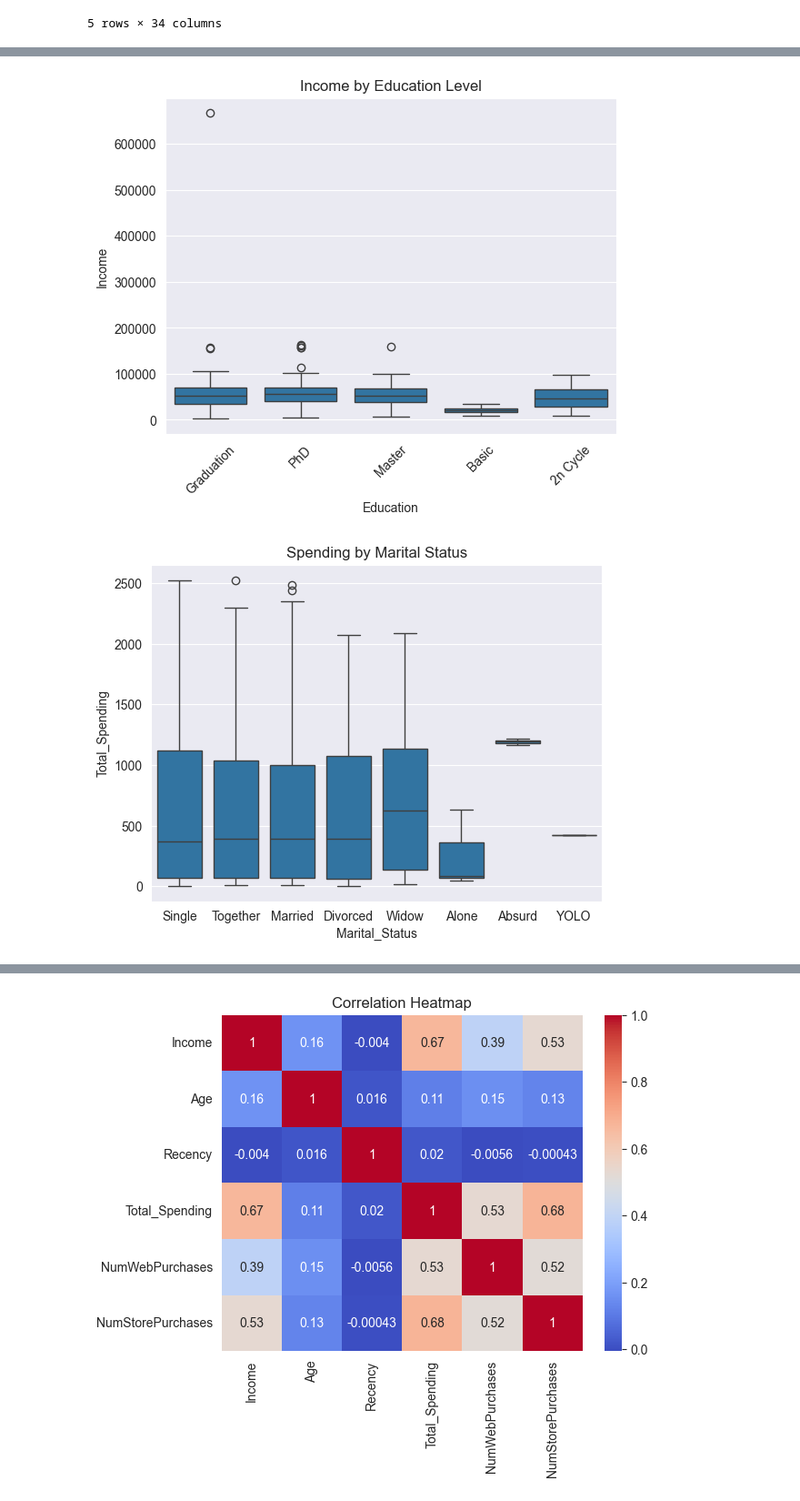
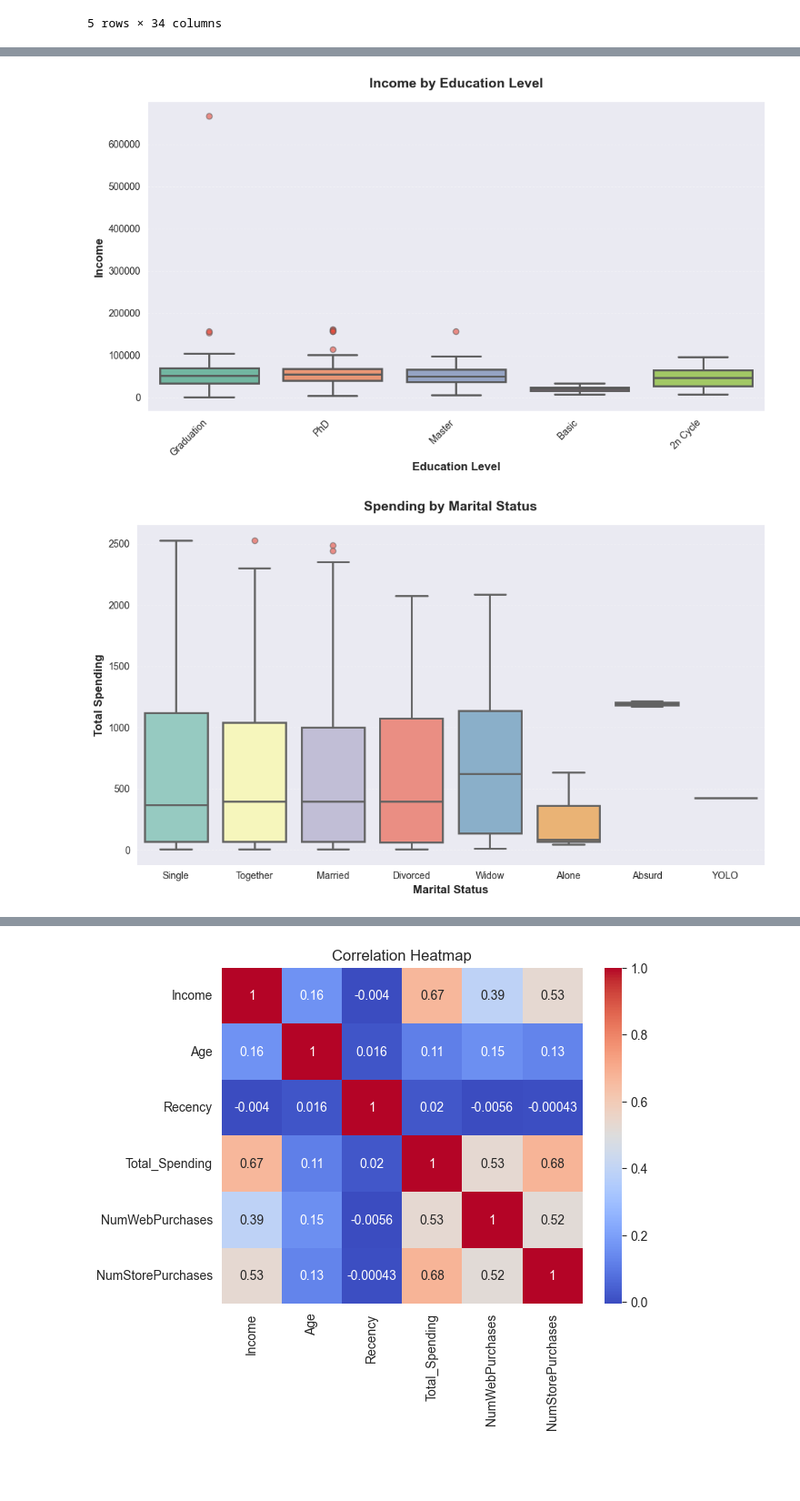
Before and after one commit to MateuszGruntkowski/Customer-Segmentation, a Jupyter notebook: data_analysis.ipynb, the cells around one changed output, grey strips where cells are left out. Shown at 91% size. Saved outputs shown, nothing was run; the diff lists cells and outputs as text; code cells hidden in the pictures; blank space fills up the shorter version.

```diff
--- a/data_analysis.ipynb
+++ b/data_analysis.ipynb
@@ -36,16 +81,48 @@ plt.show()
 # %%
-sns.boxplot(x="Education", y="Income", data=df)
-plt.xticks(rotation=45)
-plt.title("Income by Education Level")
+fig, ax = plt.subplots(figsize=(10, 6))
+fig.patch.set_facecolor('white')
+
+sns.boxplot(x="Education", y="Income", data=df,
+            palette='Set2', linewidth=2, hue="Education",
+            flierprops=dict(marker='o', markerfacecolor='#e74c3c', markersize=6, alpha=0.6),
+            ax=ax)
+
+plt.xticks(rotation=45, ha='right')
+plt.title("Income by Education Level", fontsize=14, fontweight='bold', pad=15)
+plt.xlabel("Education Level", fontsize=12, fontweight='bold')
+plt.ylabel("Income", fontsize=12, fontweight='bold')
+plt.grid(axis='y', alpha=0.3, linestyle='--', linewidth=0.7)
+ax.set_axisbelow(True)
+
+ax.spines['top'].set_visible(False)
+ax.spines['right'].set_visible(False)
+
+plt.tight_layout()
 plt.show()
 # %% [output]
-[figure, old version]
+[figure, new version]
 # %%
-sns.boxplot(x="Marital_Status", y="Total_Spending", data=df)
-plt.title("Spending by Marital Status")
+fig, ax = plt.subplots(figsize=(10, 6))
+fig.patch.set_facecolor('white')
+
+sns.boxplot(x="Marital_Status", y="Total_Spending", data=df,
+            palette='Set3', linewidth=2, hue="Marital_Status",
+            flierprops=dict(marker='o', markerfacecolor='#e74c3c', markersize=6, alpha=0.6),
+            ax=ax)
+
+plt.title("Spending by Marital Status", fontsize=14, fontweight='bold', pad=15)
+plt.xlabel("Marital Status", fontsize=12, fontweight='bold')
+plt.ylabel("Total Spending", fontsize=12, fontweight='bold')
+plt.grid(axis='y', alpha=0.3, linestyle='--', linewidth=0.7)
+ax.set_axisbelow(True)
+
+ax.spines['top'].set_visible(False)
+ax.spines['right'].set_visible(False)
+
+plt.tight_layout()
 plt.show()
 # %% [output]
-[figure, old version]
+[figure, new version]
 # %%
 corr = df[["Income", "Age", "Recency", "Total_Spending", "NumWebPurchases", "NumStorePurchases"]].corr()
 corr
```
Also changed, not shown: parts of 6 cells of this notebook.
